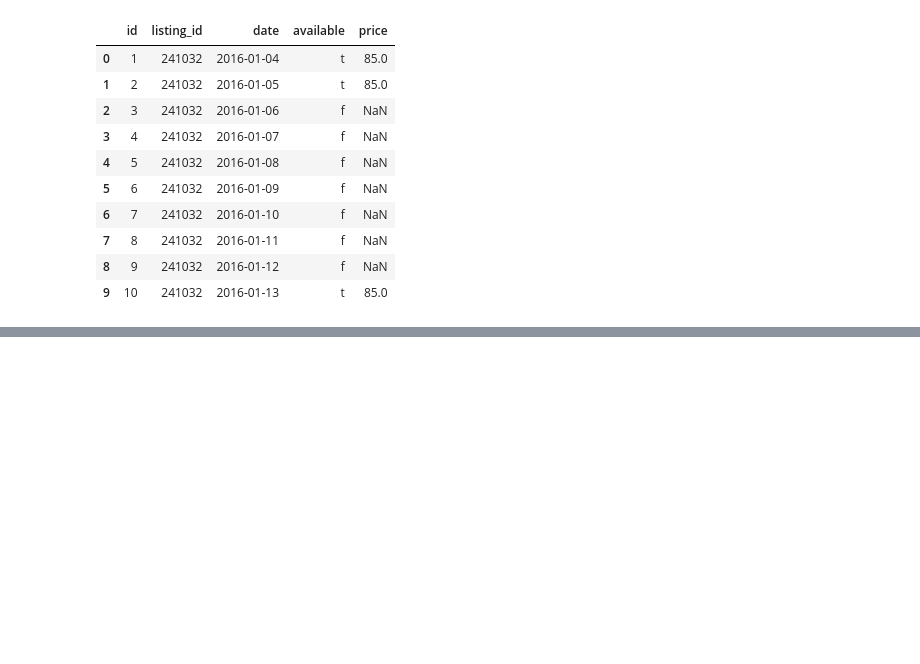
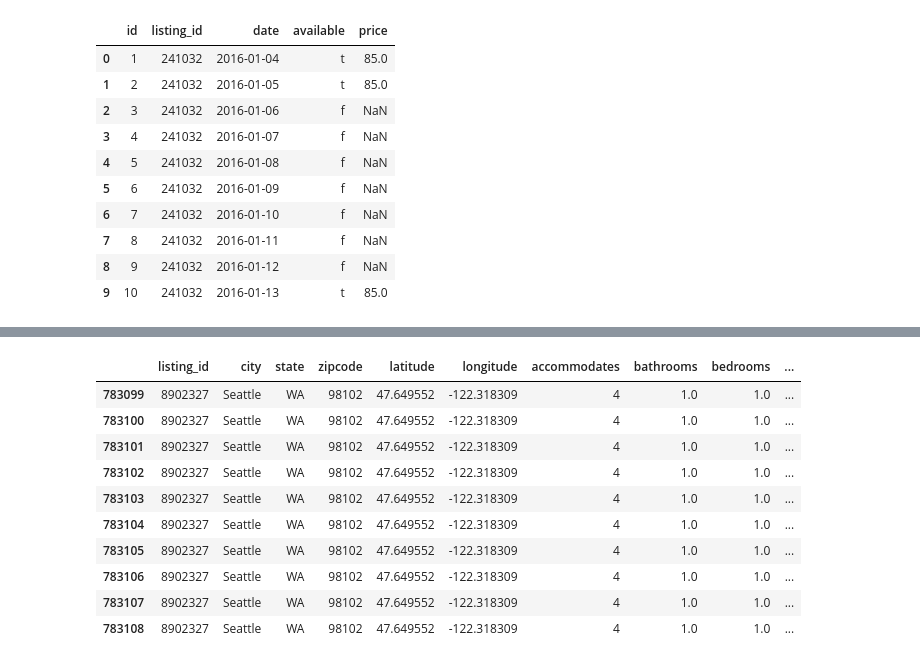
Before and after one commit to emilyporter920/seattle_airbnb, a Jupyter notebook: SQL_to_Python.ipynb, the cells around one changed output, grey strips where cells are left out. Drawn from its saved outputs; the diff is of its cells as text; code cells hidden in the pictures; blank space fills up the shorter version.

```diff
--- a/SQL_to_Python.ipynb
+++ b/SQL_to_Python.ipynb
@@ -102,0 +148,21 @@ calendar_df.head(10)
+# %%
+listings_clean_cal_clean =  pd.read_sql_query ('''
+                            select * FROM listings_clean AS lc
+                            INNER JOIN calendar_clean AS cc
+                            ON lc.listing_id = cc.listing_id
+                               ''', engine)
+
+full_df = pd.DataFrame(listings_clean_cal_clean, columns = listings_clean_cal_clean.keys())
+full_df.tail(10)
+# %% [output]
+|  | listing_id | city | state | zipcode | latitude | longitude | accommodates | bathrooms | bedrooms | ... |
+| 783099 | 8902327 | Seattle | WA | 98102 | 47.649552 | -122.318309 | 4 | 1.0 | 1.0 | ... |
+| 783100 | 8902327 | Seattle | WA | 98102 | 47.649552 | -122.318309 | 4 | 1.0 | 1.0 | ... |
+| 783101 | 8902327 | Seattle | WA | 98102 | 47.649552 | -122.318309 | 4 | 1.0 | 1.0 | ... |
+| 783102 | 8902327 | Seattle | WA | 98102 | 47.649552 | -122.318309 | 4 | 1.0 | 1.0 | ... |
+| 783103 | 8902327 | Seattle | WA | 98102 | 47.649552 | -122.318309 | 4 | 1.0 | 1.0 | ... |
+| 783104 | 8902327 | Seattle | WA | 98102 | 47.649552 | -122.318309 | 4 | 1.0 | 1.0 | ... |
+| 783105 | 8902327 | Seattle | WA | 98102 | 47.649552 | -122.318309 | 4 | 1.0 | 1.0 | ... |
+| 783106 | 8902327 | Seattle | WA | 98102 | 47.649552 | -122.318309 | 4 | 1.0 | 1.0 | ... |
+| 783107 | 8902327 | Seattle | WA | 98102 | 47.649552 | -122.318309 | 4 | 1.0 | 1.0 | ... |
+| 783108 | 8902327 | Seattle | WA | 98102 | 47.649552 | -122.318309 | 4 | 1.0 | 1.0 | ... |
```
Also changed, not shown: parts of 3 cells of this notebook, 1 other file.
